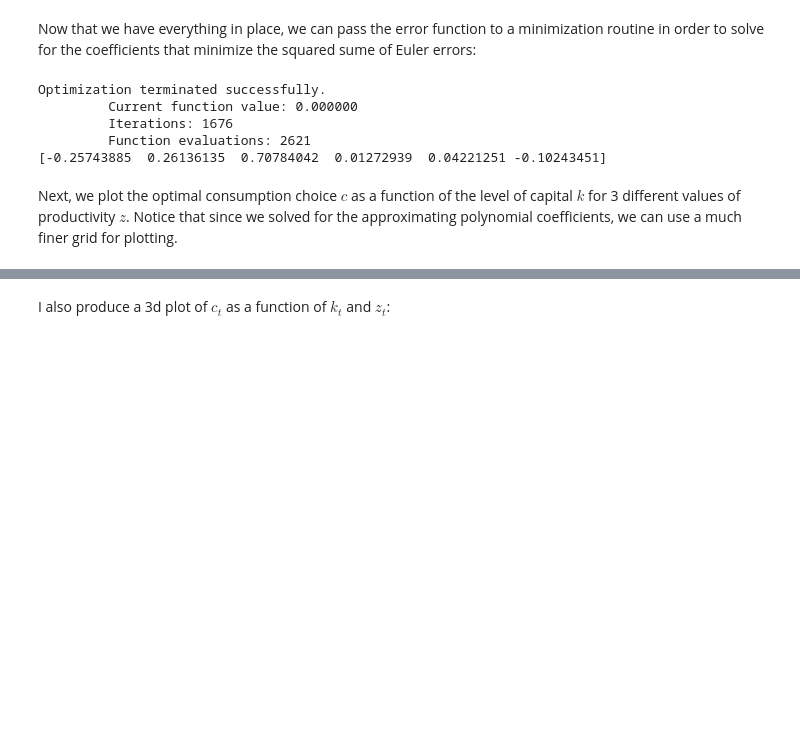
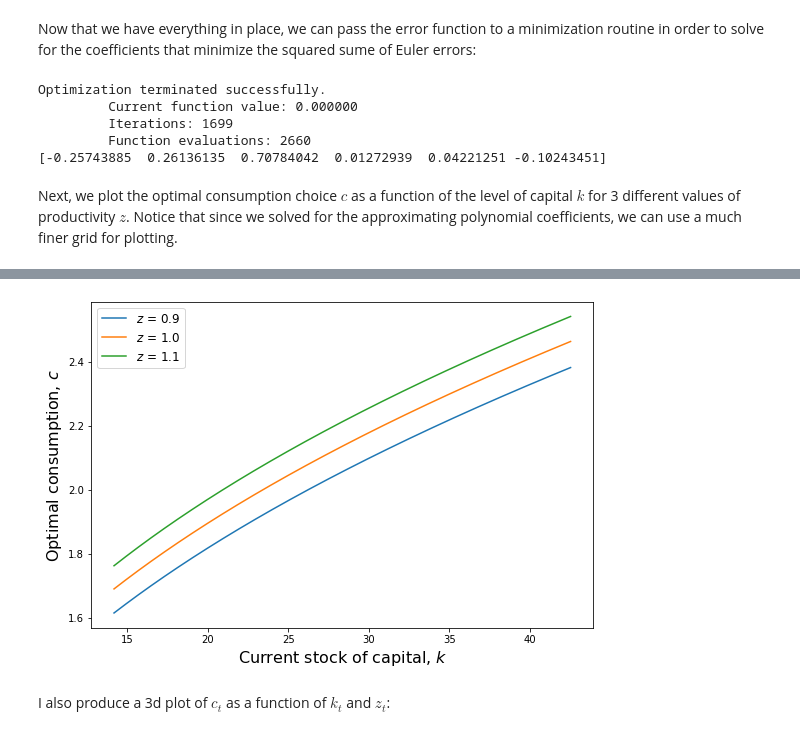
Before and after one commit to maitlahcen/Projection, a Jupyter notebook: projection_ncgm.ipynb, the cells around one changed output, grey strips where cells are left out. Cells and saved outputs as stored; diff of their text form; code cells hidden in the pictures; blank space fills up the shorter version.

Commit message:
updated the simple projection notebook with njit

```diff
--- a/projection_ncgm.ipynb
+++ b/projection_ncgm.ipynb
@@ -63,9 +62,14 @@ $$
 We start by defining consumption as a function of the state variables and the polynomial coefficients. We choose a polynomial of order 2:
 # %%
 # Consumption policy function approximation
-@jit
-def c_poly(k,z,eta):
-    c_log = eta[0] + eta[1]*np.log(k) + eta[2]*np.log(z) + eta[3]*np.log(k)**2 + eta[4]*np.log(z)**2 + eta[5]*np.log(k)*np.log(z)
+@njit
+def c_poly(k,z,η):
+    """
+    Returns a polynomial approximation of consumption as a function of the state (k,z)
+    """
+
+    c_log = η[0] + η[1]*np.log(k) + η[2]*np.log(z) + η[3]*np.log(k)**2 + η[4]*np.log(z)**2 + η[5]*np.log(k)*np.log(z)
+
     return np.exp(c_log)
 # %% [markdown]
 All what we have to do now is to solve for the polynomial coefficients $\eta_n$.
@@ -115,12 +125,12 @@ With the two functions above defined, we can try to solve this problem numerical
 
 First, we set values for the model's parameters:
 # %%
-beta  = 0.99
-alpha = 0.33
-delta = 0.025
-gamma = 4
-rho   = 0.95
-sigma = 0.1
+β = 0.99
+α = 0.33
+δ = 0.025
+γ = 4
+ρ = 0.95
+σ = 0.1
 # %% [markdown]
 The steady state capital level is:
 $$
@@ -128,7 +138,7 @@ k_{ss} = \left(\frac{\beta \alpha}{1-\beta(1-\delta)}\right)^{\frac{1}{1-\alpha}
 $$
 # %%
 # Calculate the steady state level of capital
-k_ss = (beta*alpha/(1-beta*(1-delta)))**(1/(1-alpha))
+k_ss = (β * α/(1-β*(1-δ)))**(1/(1-α))
 # %% [markdown]
 Next, we set up grids for the two state variables: $k$ and $z$. The grid for capital will be centered around $k_{SS}$ and the grid for $z_t$ will be centered around its unconditional mean:
 # %%
@@ -153,19 +163,17 @@ q_nodes, q_weights = np.polynomial.hermite.hermgauss(q_number)
 # %% [markdown]
 Now that we have everything in place, we can pass the error function to a minimization routine in order to solve for the coefficients that minimize the squared sume of Euler errors:
 # %%
-#%%timeit
-
 # Set initial values for the coefficients
-init_eta = np.zeros((1, 6))
+η_init = np.zeros((1, 6))
 
 # Find solution by minimizing the errors on the grid
-opt_eta = opt.minimize(griderr,init_eta,method='Nelder-Mead',options={'disp':True,'maxiter':100000,'xtol': 1e-10,'ftol': 1e-10}).x
-print(opt_eta)
+η_opt = opt.minimize(euler_err,η_init,method='Nelder-Mead',options={'disp':True,'maxiter':100000,'xtol': 1e-10,'ftol': 1e-10}).x
+print(η_opt)
 # %% [output]
 Optimization terminated successfully.
          Current function value: 0.000000
-         Iterations: 1676
-         Function evaluations: 2621
+         Iterations: 1699
+         Function evaluations: 2660
 [-0.25743885  0.26136135  0.70784042  0.01272939  0.04221251 -0.10243451]
 # %% [markdown]
 Next, we plot the optimal consumption choice $c$ as a function of the level of capital $k$ for 3 different values of productivity $z$. Notice that since we solved for the approximating polynomial coefficients, we can use a much finer grid for plotting.
@@ -173,9 +181,9 @@ Next, we plot the optimal consumption choice $c$ as a function of the level of c
 k_grid_fine = np.linspace(k_low,k_high,1000)
 
 plt.figure()
-plt.plot(k_grid_fine,c_poly(k_grid_fine,0.9,opt_eta),label=r'$z$ = 0.9')
-plt.plot(k_grid_fine,c_poly(k_grid_fine,1.0,opt_eta),label=r'$z$ = 1.0')
-plt.plot(k_grid_fine,c_poly(k_grid_fine,1.1,opt_eta),label=r'$z$ = 1.1')
+plt.plot(k_grid_fine,c_poly(k_grid_fine,0.9,η_opt),label=r'$z$ = 0.9')
+plt.plot(k_grid_fine,c_poly(k_grid_fine,1.0,η_opt),label=r'$z$ = 1.0')
+plt.plot(k_grid_fine,c_poly(k_grid_fine,1.1,η_opt),label=r'$z$ = 1.1')
 plt.legend(loc='best',fontsize=12)
 plt.xlabel(r'Current stock of capital, $k$',fontsize=16)
 plt.ylabel(r'Optimal consumption, $c$',fontsize=16)
@@ -186,3 +192,4 @@ plt.show()
+[figure, added]
 # %% [markdown]
 I also produce a 3d plot of $c_t$ as a function of $k_t$ and $z_t$:
 # %%
```
Also changed, not shown: parts of 10 cells of this notebook, 2 other files.
